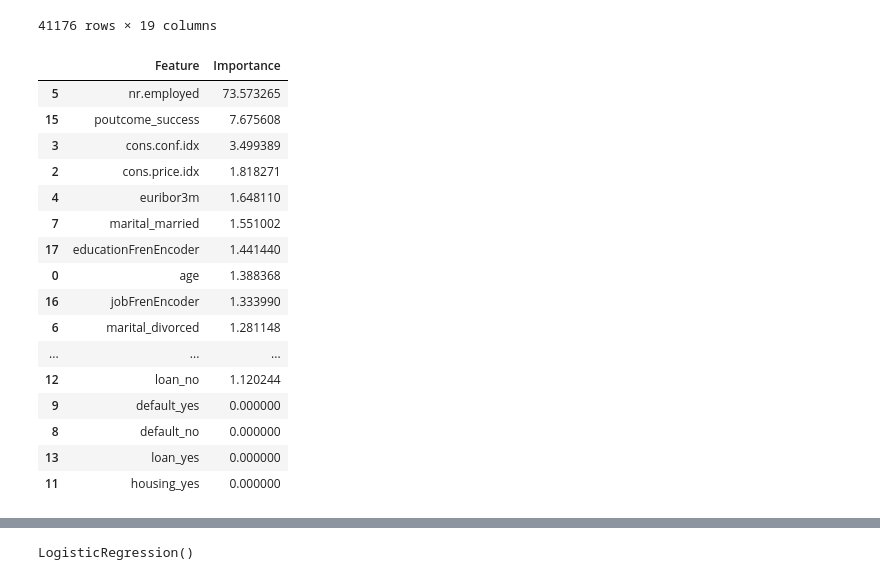
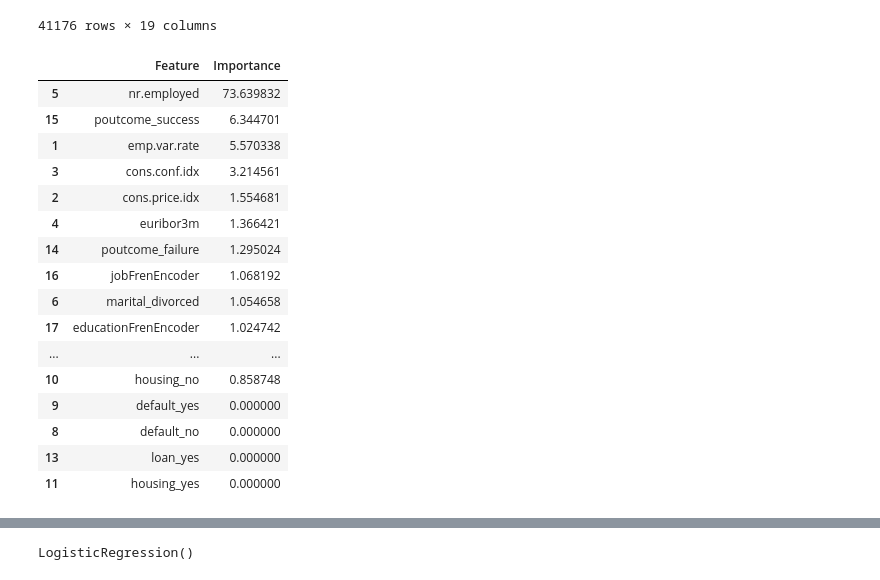
Before and after one commit to Uplyuz/FML, a Jupyter notebook: src/explore.ipynb, the cells around one changed output, grey strips where cells are left out. Drawn from its saved outputs; the diff is of its cells as text; code cells hidden in the pictures.

```diff
--- a/src/explore.ipynb
+++ b/src/explore.ipynb
@@ -173,26 +173,28 @@ ds
 # %%
 X=ds.drop(['y'],axis=1)
 y=ds['y']
 
 X_train, X_test, y_train, y_test = train_test_split(X, y, test_size=0.2, random_state=42)
-xgb_model = xgb.XGBRegressor(objective='reg:squarederror', random_state=42).fit(X_train, y_train)
+xgb_model = xgb.XGBClassifier(objective='binary:logistic', random_state=42).fit(X_train, y_train)
+
+
 dsimp = pd.DataFrame({'Feature':X_train.columns, 'Importance':xgb_model.feature_importances_*100})
 dsimp = dsimp.sort_values(by='Importance', ascending=False)
 dsimp
 # %% [output]
 |  | Feature | Importance |
-| 5 | nr.employed | 73.573265 |
-| 15 | poutcome_success | 7.675608 |
-| 3 | cons.conf.idx | 3.499389 |
-| 2 | cons.price.idx | 1.818271 |
-| 4 | euribor3m | 1.648110 |
-| 7 | marital_married | 1.551002 |
-| 17 | educationFrenEncoder | 1.441440 |
-| 0 | age | 1.388368 |
-| 16 | jobFrenEncoder | 1.333990 |
-| 6 | marital_divorced | 1.281148 |
+| 5 | nr.employed | 73.639832 |
+| 15 | poutcome_success | 6.344701 |
+| 1 | emp.var.rate | 5.570338 |
+| 3 | cons.conf.idx | 3.214561 |
+| 2 | cons.price.idx | 1.554681 |
+| 4 | euribor3m | 1.366421 |
+| 14 | poutcome_failure | 1.295024 |
+| 16 | jobFrenEncoder | 1.068192 |
+| 6 | marital_divorced | 1.054658 |
+| 17 | educationFrenEncoder | 1.024742 |
 | ... | ... | ... |
-| 12 | loan_no | 1.120244 |
+| 10 | housing_no | 0.858748 |
 | 9 | default_yes | 0.000000 |
 | 8 | default_no | 0.000000 |
 | 13 | loan_yes | 0.000000 |
```
Also changed, not shown: parts of 17 cells of this notebook.
